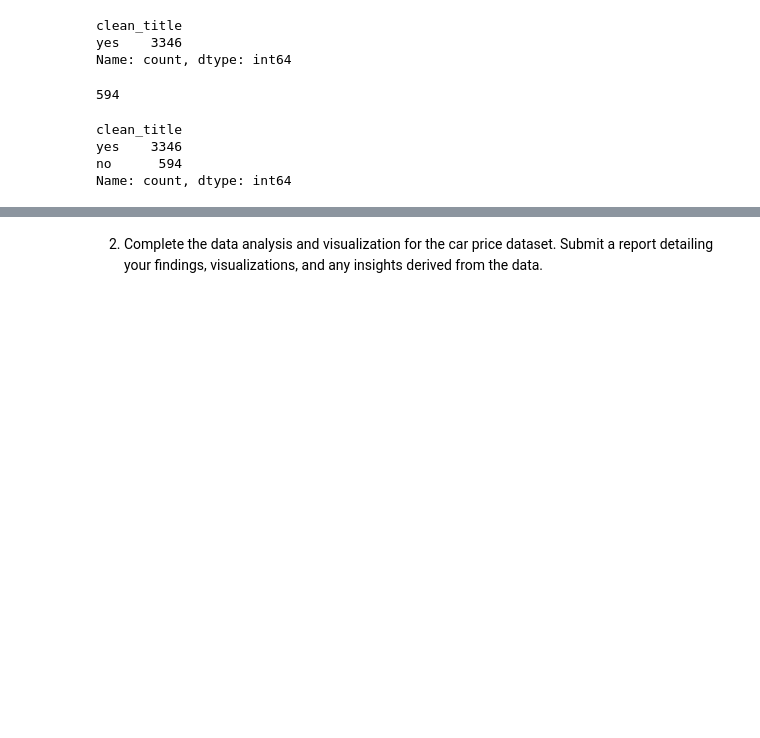
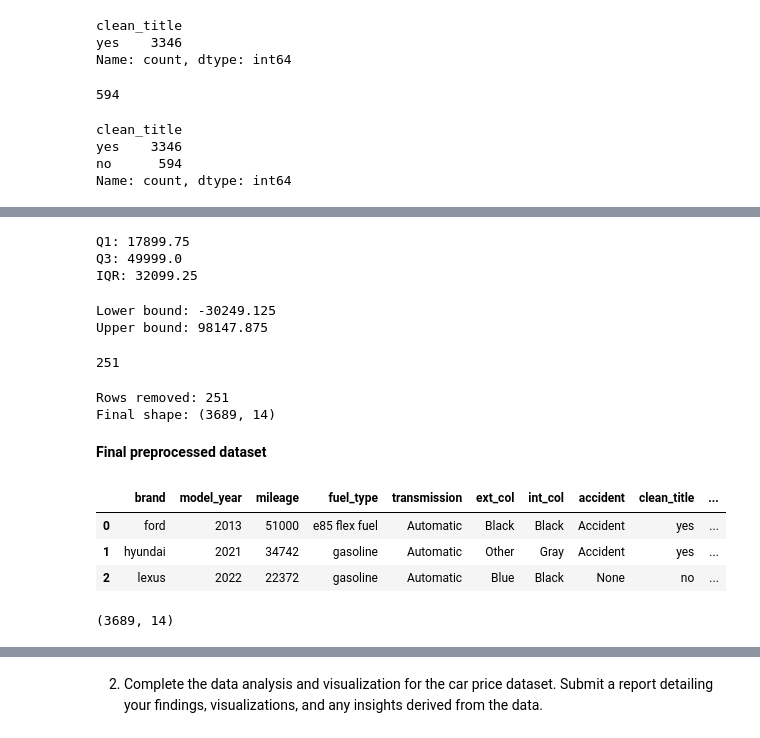
Before and after one commit to Berniceboateng775/nsp-training-program, a Jupyter notebook: car_pricePrediction.ipynb, the cells around one changed output, grey strips where cells are left out. Cells and saved outputs as stored; diff of their text form; code cells hidden in the pictures; blank space fills up the shorter version.

```diff
--- a/car_pricePrediction.ipynb
+++ b/car_pricePrediction.ipynb
@@ -902,0 +918,47 @@ Name: count, dtype: int64
+# %%
+#identifying outlier
+Q1 = cars['price'].quantile(0.25)
+Q3 = cars['price'].quantile(0.75)
+IQR = Q3 - Q1
+print("Q1:", Q1)
+print("Q3:", Q3)
+print("IQR:", IQR)
+# %% [output]
+Q1: 17899.75
+Q3: 49999.0
+IQR: 32099.25
+# %%
+#identifying lower and upper bound
+lower_bound= Q1 - 1.5 * IQR
+upper_bound= Q3 + 1.5 * IQR
+print("Lower bound:", lower_bound)
+print("Upper bound:", upper_bound)
+# %% [output]
+Lower bound: -30249.125
+Upper bound: 98147.875
+# %%
+print((cars['price'] >= upper_bound).sum())
+# %% [output]
+251
+# %%
+#filtering the data
+original_shape = cars.shape
+cars = cars[(cars['price'] >= lower_bound) & (cars['price'] <= upper_bound)]
+print(f"Rows removed: {original_shape[0] - cars.shape[0]}")
+print(f"Final shape: {cars.shape}")
+# %% [output]
+Rows removed: 251
+Final shape: (3689, 14)
+# %% [markdown]
+**Final preprocessed dataset**
+# %%
+cars.head(3)
+# %% [output]
+|  | brand | model_year | mileage | fuel_type | transmission | ext_col | int_col | accident | clean_title | ... |
+| 0 | ford | 2013 | 51000 | e85 flex fuel | Automatic | Black | Black | Accident | yes | ... |
+| 1 | hyundai | 2021 | 34742 | gasoline | Automatic | Other | Gray | Accident | yes | ... |
+| 2 | lexus | 2022 | 22372 | gasoline | Automatic | Blue | Black | None | no | ... |
+# %%
+cars.shape
+# %% [output]
+(3689, 14)
```
Also changed, not shown: parts of 8 cells of this notebook, 1 other file.
